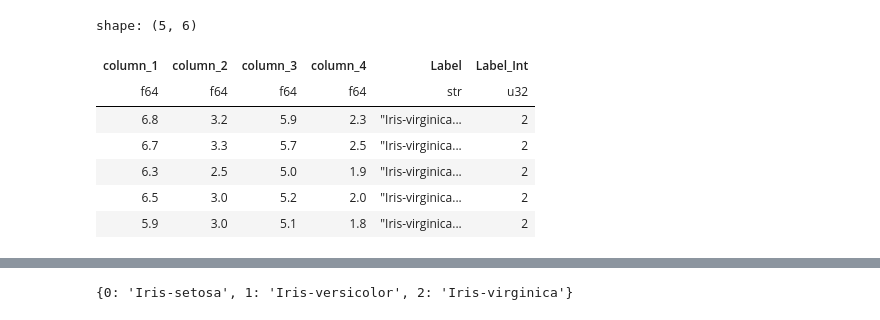
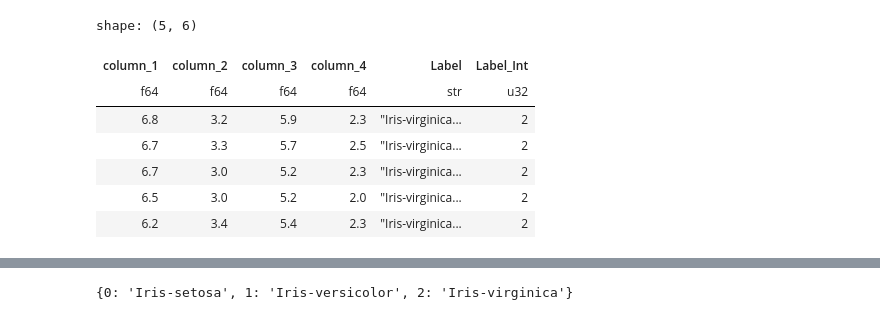
Before and after one commit to sbracellari/csi-6160, a Jupyter notebook: hw6.ipynb, the cells around one changed output, grey strips where cells are left out. Cells and saved outputs as stored; diff of their text form; code cells hidden in the pictures.

```diff
--- a/hw6.ipynb
+++ b/hw6.ipynb
@@ -1,40 +1,59 @@
 # %%
 from sklearn.model_selection import StratifiedKFold
+from sklearn.decomposition import PCA
 import polars as pl
 import numpy as np
 
 TARGET = 'Label_Int'
 CLUSTERS = 3
 
-def fetch_data(df, use_split):
+def fetch_data(df, use_split, dim=4):
     assert(use_split >= 0 and use_split <= 4)
     # perform 5-fold cross validation with a deterministic seed
     kf = StratifiedKFold(n_splits=5, shuffle=True, random_state=2028)
     split_x, split_y = get_x_y(df)
     splits = list(kf.split(split_x, split_y))
 
     # indexing the dataframe with an array returns the appropriate splits
     df_train, df_test = df[splits[use_split][0]], df[splits[use_split][1]]
+    if dim < 4:
+        pca = PCA(n_components=dim)
+
+        train = df_train.select([f"column_{i+1}" for i in range(4)]).to_numpy()
+        train = pca.fit_transform(train)
+        test = df_test.select([f"column_{i+1}" for i in range(4)]).to_numpy()
+        test = pca.transform(test)
+        for i in range(dim):
+            series = pl.Series(f"column_{i+1}", train[:, i])
+            df_train = df_train.with_columns(series)
+            series = pl.Series(f"column_{i+1}", test[:, i])
+            df_test = df_test.with_columns(series)
+        for i in range(dim, 4):
+            df_train = df_train.drop(f"column_{i+1}")
+            df_test = df_test.drop(f"column_{i+1}")
+    # if dim < X.shape[-1]:
+    #     pca = PCA(n_components=dim)
+    #     pca.fit_transform()
     return df_train, df_test
 
 def get_x_y(df):
     df = df.drop("Label")
     X, y = df.drop(TARGET).to_numpy(), df.get_column(TARGET)
     return X, y.to_numpy()
 
 df = pl.read_csv('iris.data', has_header=False)
 df = df.rename({"column_5": "Label"})
 df = df.with_columns(pl.col("Label").cast(pl.Categorical).to_physical().alias(TARGET))
-df_train, df_test = fetch_data(df, 1)
+df_train, df_test = fetch_data(df, 0)
 X_train, y_train = get_x_y(df_train)
 X_test, y_test = get_x_y(df_test)
 df_train.tail()
 # %% [output]
 shape: (5, 6)
 | column_1 | column_2 | column_3 | column_4 | Label | Label_Int |
 | f64 | f64 | f64 | f64 | str | u32 |
 | 6.8 | 3.2 | 5.9 | 2.3 | "Iris-virginica... | 2 |
 | 6.7 | 3.3 | 5.7 | 2.5 | "Iris-virginica... | 2 |
-| 6.3 | 2.5 | 5.0 | 1.9 | "Iris-virginica... | 2 |
+| 6.7 | 3.0 | 5.2 | 2.3 | "Iris-virginica... | 2 |
 | 6.5 | 3.0 | 5.2 | 2.0 | "Iris-virginica... | 2 |
-| 5.9 | 3.0 | 5.1 | 1.8 | "Iris-virginica... | 2 |
+| 6.2 | 3.4 | 5.4 | 2.3 | "Iris-virginica... | 2 |
```
Also changed, not shown: parts of 14 cells of this notebook.
